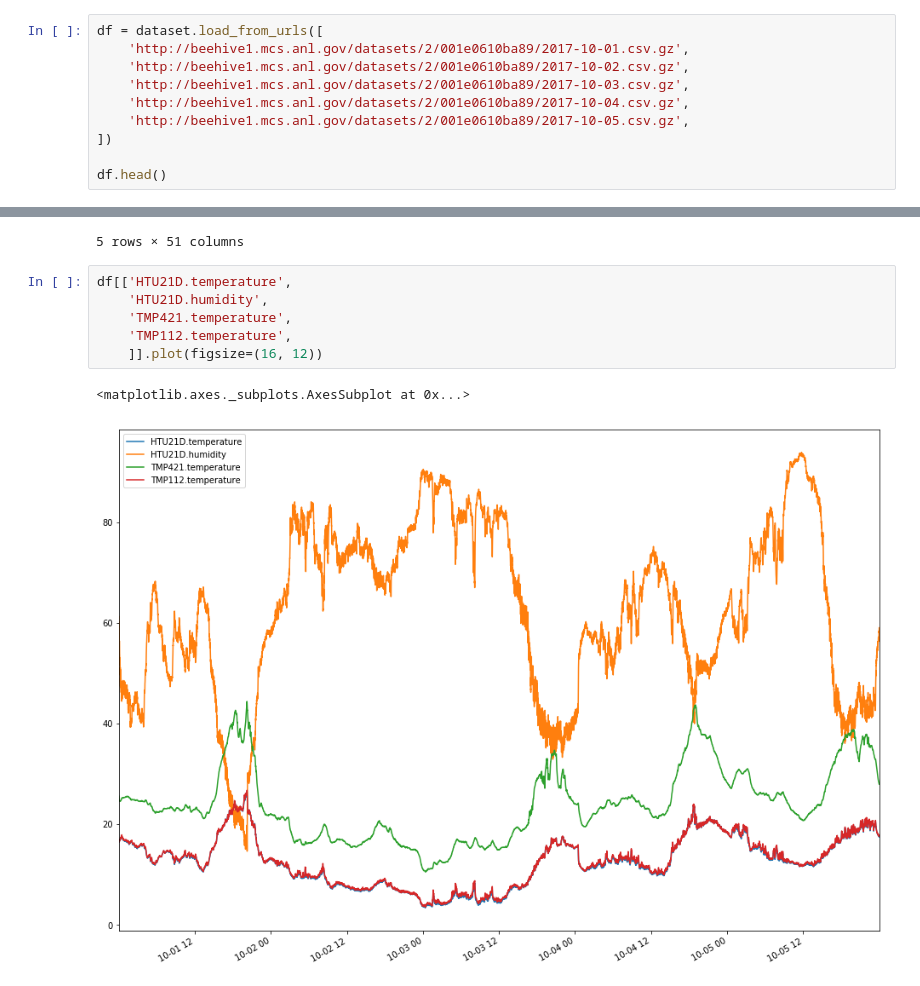
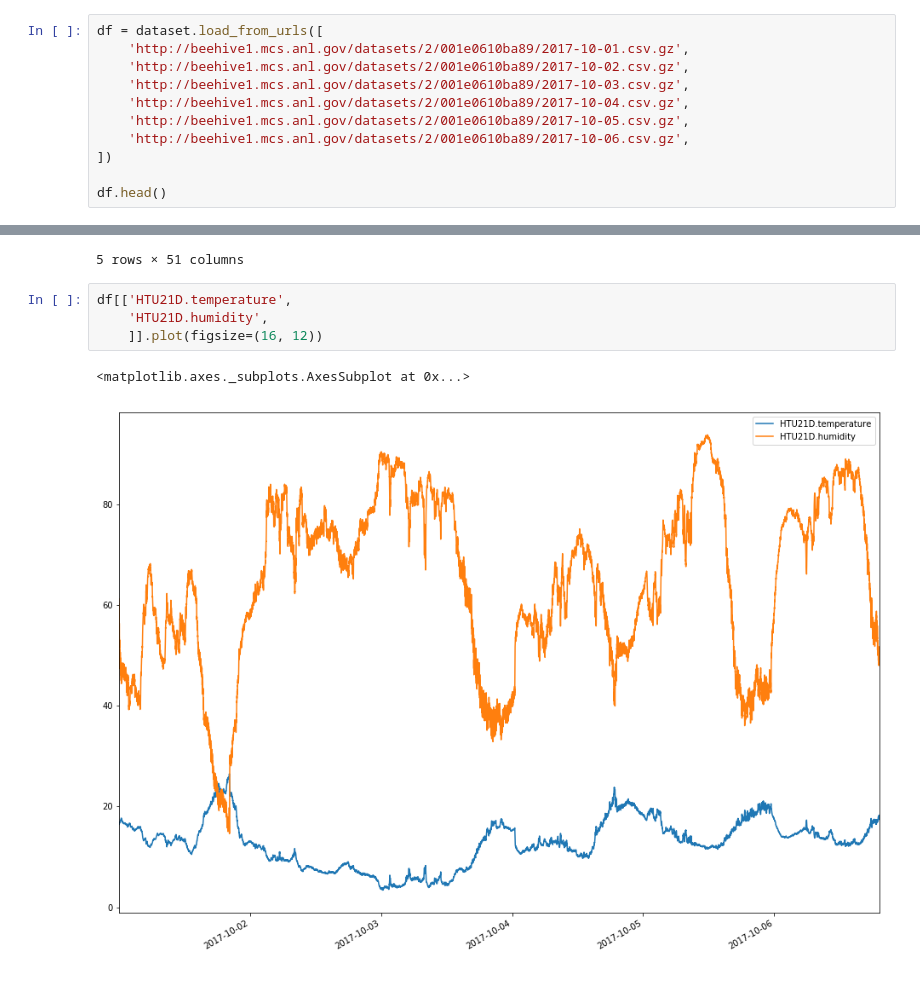
Before and after one commit to seanshahkarami/waggle-notebooks, a Jupyter notebook: Plotting Example.ipynb, the cells around one changed output, grey strips where cells are left out. Cells and saved outputs as stored; diff of their text form.

```diff
--- a/Plotting Example.ipynb
+++ b/Plotting Example.ipynb
@@ -9,6 +9,7 @@ df = dataset.load_from_urls([
     'http://beehive1.mcs.anl.gov/datasets/2/001e0610ba89/2017-10-03.csv.gz',
     'http://beehive1.mcs.anl.gov/datasets/2/001e0610ba89/2017-10-04.csv.gz',
     'http://beehive1.mcs.anl.gov/datasets/2/001e0610ba89/2017-10-05.csv.gz',
+    'http://beehive1.mcs.anl.gov/datasets/2/001e0610ba89/2017-10-06.csv.gz',
 ])
 
 df.head()
@@ -23,9 +24,7 @@ df.head()
 # %%
 df[['HTU21D.temperature',
     'HTU21D.humidity',
-    'TMP421.temperature',
-    'TMP112.temperature',
     ]].plot(figsize=(16, 12))
 # %% [output]
 <matplotlib.axes._subplots.AxesSubplot at 0x...>
-[figure, old version]
+[figure, new version]
```
Also changed, not shown: parts of 1 cell of this notebook.
